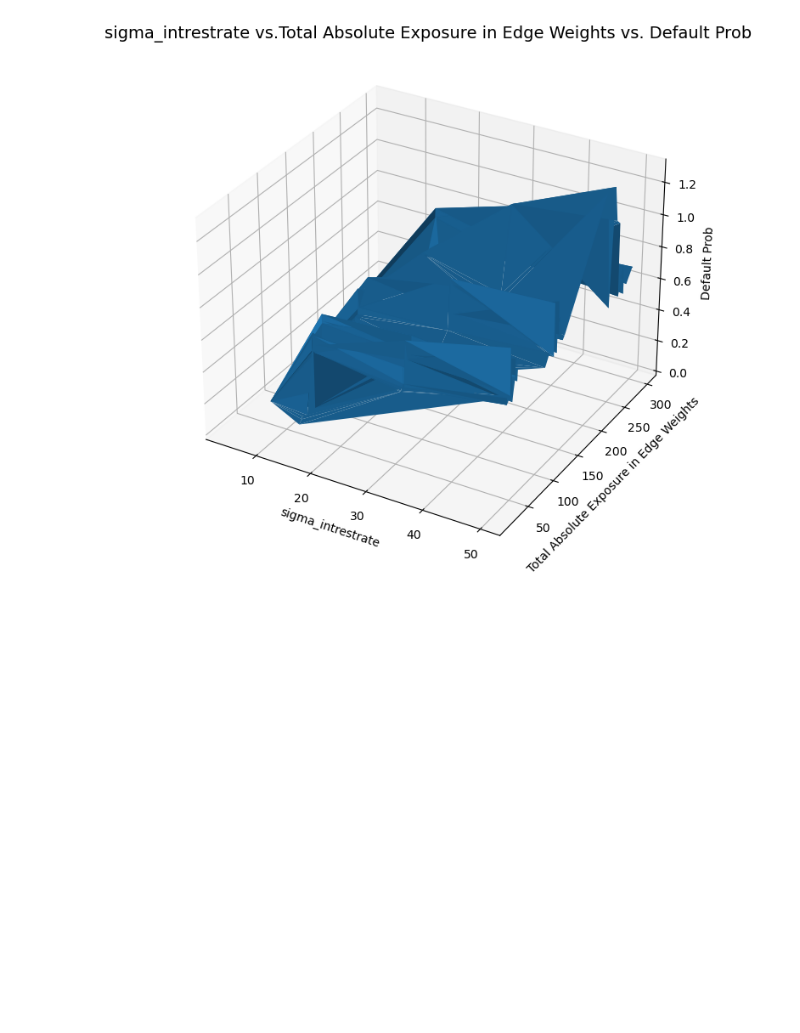
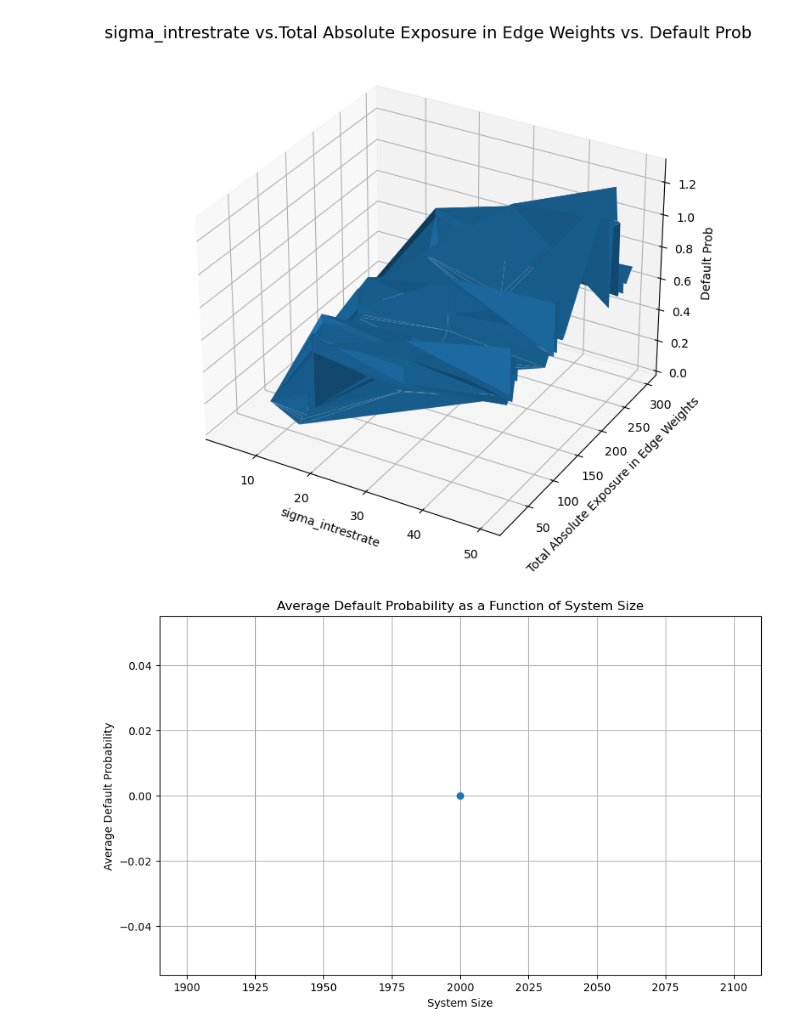
Before and after one commit to NitaiNijholt/FinancialNetwork, a Jupyter notebook: plot_results.ipynb, the cells around one changed output. Cells and saved outputs as stored; diff of their text form; code cells hidden in the pictures; blank space fills up the shorter version.

Commit message:
Fixed plot of Default prob vs system size

```diff
--- a/plot_results.ipynb
+++ b/plot_results.ipynb
@@ -258,3 +258,46 @@ y_axis_name : str = 'Total Absolute Exposure in Edge Weights', z_axis_name : str
 plot_simu_3D_results()
 # %% [output]
 [figure]
+# %%
+import pandas as pd
+import matplotlib.pyplot as plt
+import os
+import re
+
+def load_and_process_csv(file_path):
+    df = pd.read_csv(file_path)
+    num_bankrupt_agents = df['Number of Bankrupt Agents Over Time'].apply(lambda x: eval(x)[-1])
+    system_size = int(re.search(r'_(\d+)_', file_path).group(1))
+    return system_size, num_bankrupt_agents
+
+def calculate_default_probability(num_bankrupt_agents, system_size,  threshold=0.6):
+    num_defaults = num_bankrupt_agents[num_bankrupt_agents > threshold * system_size].count()
+    return num_defaults / len(num_bankrupt_agents)
+
+# absolute path
+folder_path = 'D:\CLS\Intro\FinancialNetwork\Data'
+
+results = {}
+
+for file in os.listdir(folder_path):
+    if file.endswith('.csv'):
+        file_path = os.path.join(folder_path, file)
+        system_size, num_bankrupt_agents = load_and_process_csv(file_path)
+        default_probability = calculate_default_probability(num_bankrupt_agents, system_size)
+        results.setdefault(system_size, []).append(default_probability)
+
+
+average_default_probabilities = {size: sum(probs) / len(probs) for size, probs in results.items()}
+
+sorted_system_sizes = sorted(average_default_probabilities.keys())
+sorted_default_probabilities = [average_default_probabilities[size] for size in sorted_system_sizes]
+
+plt.figure(figsize=(10, 6))
+plt.plot(sorted_system_sizes, sorted_default_probabilities, marker='o')
+plt.xlabel('System Size')
+plt.ylabel('Average Default Probability')
+plt.title('Average Default Probability as a Function of System Size')
+plt.grid(True)
+plt.show()
+# %% [output]
+[figure, added]
```
Also changed, not shown: parts of 1 cell of this notebook.
